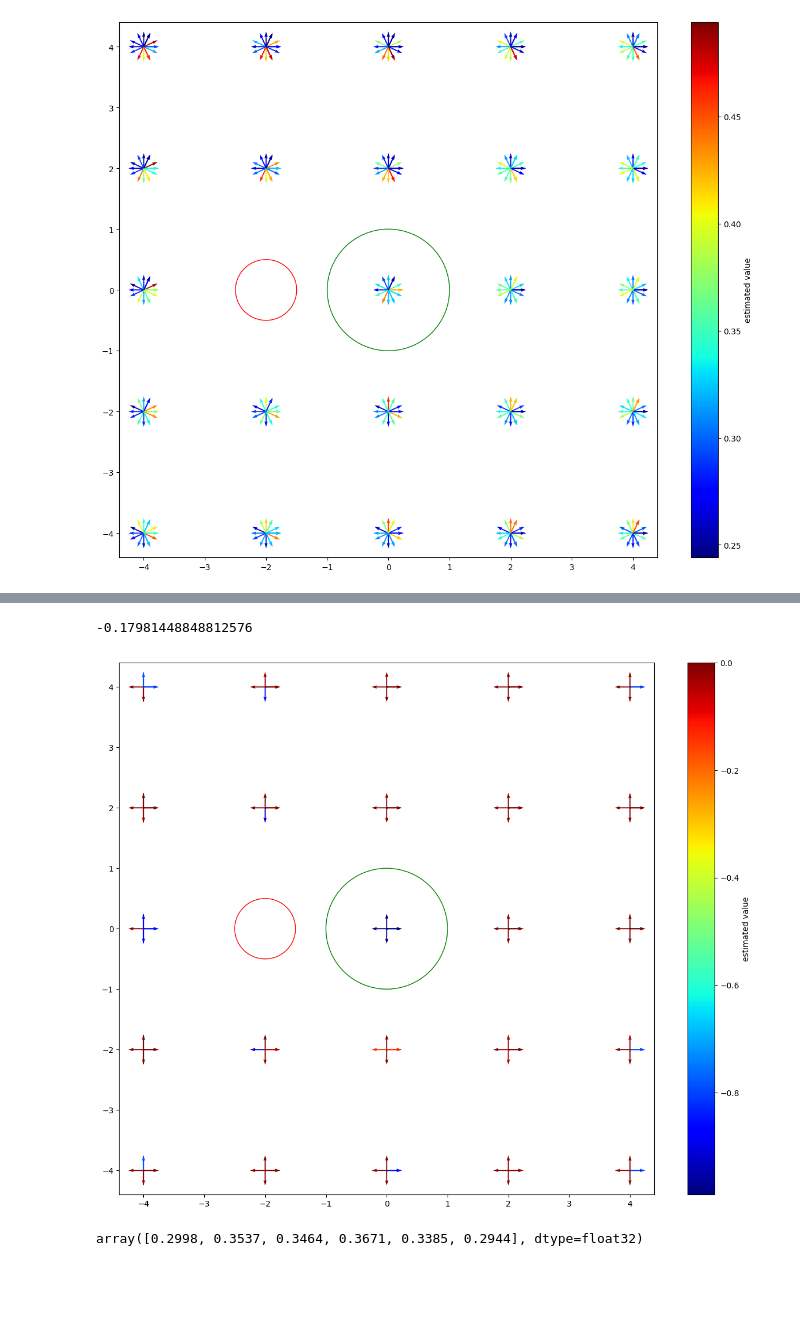
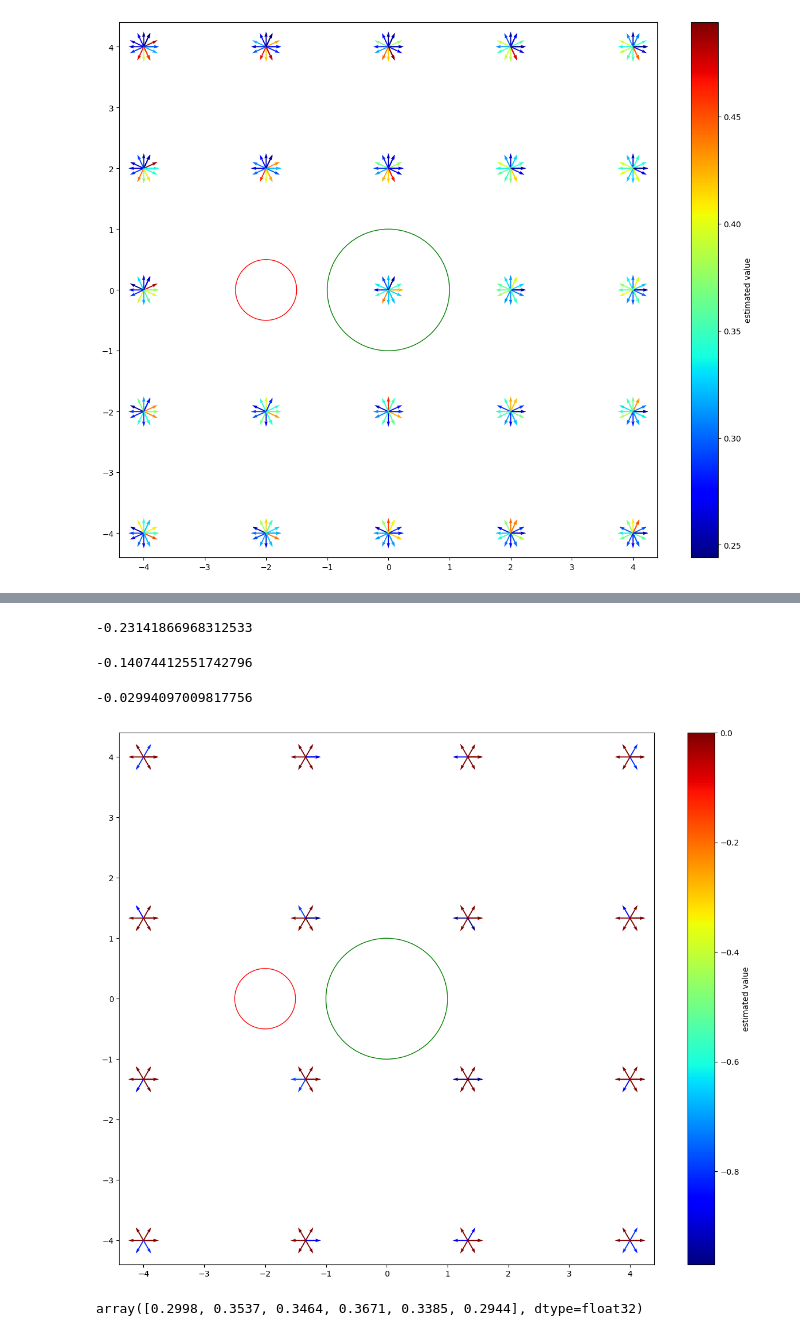
Before and after one commit to arjun-prakash/stackelberg-reach-avoid, a Jupyter notebook: gym_examples/src/cont_dubin_pg.ipynb, the cells around one changed output, grey strips where cells are left out. Saved outputs shown, nothing was run; the diff lists cells and outputs as text; code cells hidden in the pictures; blank space fills up the shorter version.

Commit message:
bellman error

```diff
--- a/gym_examples/src/cont_dubin_pg.ipynb
+++ b/gym_examples/src/cont_dubin_pg.ipynb
@@ -246,7 +246,7 @@ env = DubinsCarEnv()
 learning_rate = 1e-3#1e-3
 gamma = 0.99
 batch_size = 1
-num_episodes = 1000
+num_episodes = 1
 
 
 trained_params, losses, wins, trajs = reinforce(env, num_episodes=num_episodes, learning_rate=learning_rate,
@@ -444,9 +430,9 @@ array([[[-4.        , -4.        ,  0.        ],
 # %%
 #generate data
 
-x_s = np.linspace(-4,4, 5)
-y_s = np.linspace(-4,4, 5)
-theta_s = np.linspace(0,2*np.pi, 5)
+x_s = np.linspace(-4,4, 4)
+y_s = np.linspace(-4,4, 4)
+theta_s = np.linspace(0,2*np.pi, 7)
 
 xx, yy, tt = np.meshgrid(x_s, y_s, theta_s)
 grid = np.vstack([xx.ravel(), yy.ravel(), tt.ravel()]).T
@@ -708,7 +601,7 @@ for i in tqdm(range(len(grid))):
         for action in range(env.action_space.n):
             state = env.set(grid[i][0], grid[i][1], grid[i][2])
             state,reward,_, _ = env.step(g, action, update_env=True)
-            episode_rewards = [reward] + test_policy(env, trained_params, policy_network, state, action, make_gif=False)
+            episode_rewards = [reward] + test_policy(env, trained_params, policy_network, state, make_gif=False)
             returns = calculate_returns(episode_rewards)
             #print('retue', returns)
             q_values_inner.append(returns[0])
@@ -838,12 +654,22 @@ No legal actions available
 # %%
 bellman_error = values - np.max(q, axis=1)
-np.mean(bellman_error)
+np.mean(bellman_error) #0
 # %% [output]
--0.17981448848812576
+-0.23141866968312533
+# %%
+bellman_error = values - np.max(q, axis=1)
+np.mean(bellman_error) #1k
+# %% [output]
+-0.14074412551742796
+# %%
+bellman_error = values - np.max(q, axis=1)
+np.mean(bellman_error) #5k
+# %% [output]
+-0.02994097009817756
 # %%
-plot_surface(X_grid, env, y_pred=bellman_error)
+plot_surface(X_grid, env, y_pred=bellman_error, file_name='bellman_error_0.png')
 # %% [output]
-[figure, old version]
+[figure, new version]
 # %%
 flat_y_probas.T[:6]
 # %% [output]
```
Also changed, not shown: parts of 7 cells of this notebook.
